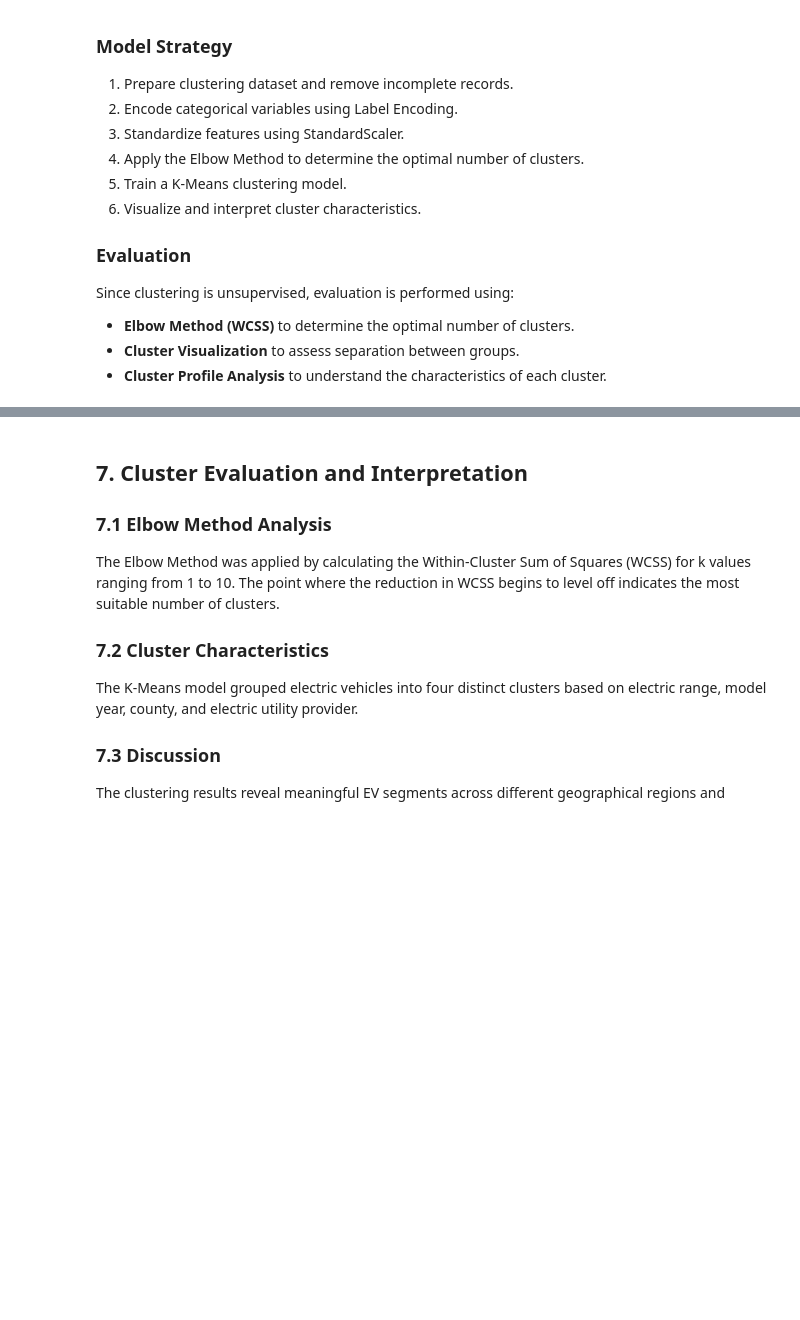
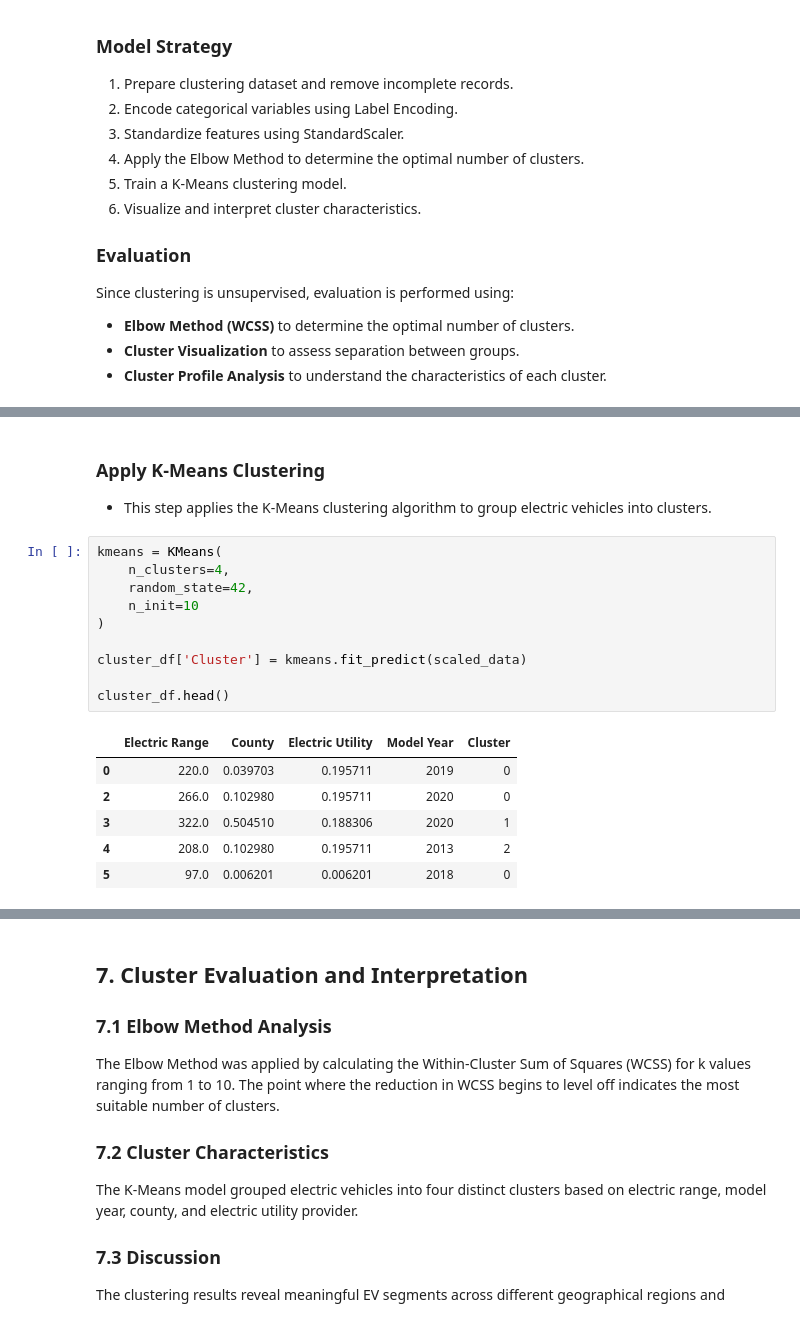
Before and after one commit to MrMinton/EV-Population, a Jupyter notebook: TTXL_GXX_Notebook.ipynb, the cells around one changed output, grey strips where cells are left out. Saved outputs shown, nothing was run; the diff lists cells and outputs as text; blank space fills up the shorter version.

```diff
--- a/TTXL_GXX_Notebook.ipynb
+++ b/TTXL_GXX_Notebook.ipynb
@@ -465,0 +551,20 @@ Since clustering is unsupervised, evaluation is performed using:
+# %% [markdown]
+### Apply K-Means Clustering
+- This step applies the K-Means clustering algorithm to group electric vehicles into clusters.
+# %%
+kmeans = KMeans(
+    n_clusters=4,
+    random_state=42,
+    n_init=10
+)
+
+cluster_df['Cluster'] = kmeans.fit_predict(scaled_data)
+
+cluster_df.head()
+# %% [output]
+|  | Electric Range | County | Electric Utility | Model Year | Cluster |
+| 0 | 220.0 | 0.039703 | 0.195711 | 2019 | 0 |
+| 2 | 266.0 | 0.102980 | 0.195711 | 2020 | 0 |
+| 3 | 322.0 | 0.504510 | 0.188306 | 2020 | 1 |
+| 4 | 208.0 | 0.102980 | 0.195711 | 2013 | 2 |
+| 5 | 97.0 | 0.006201 | 0.006201 | 2018 | 0 |
```
Also changed, not shown: parts of 10 cells of this notebook.
